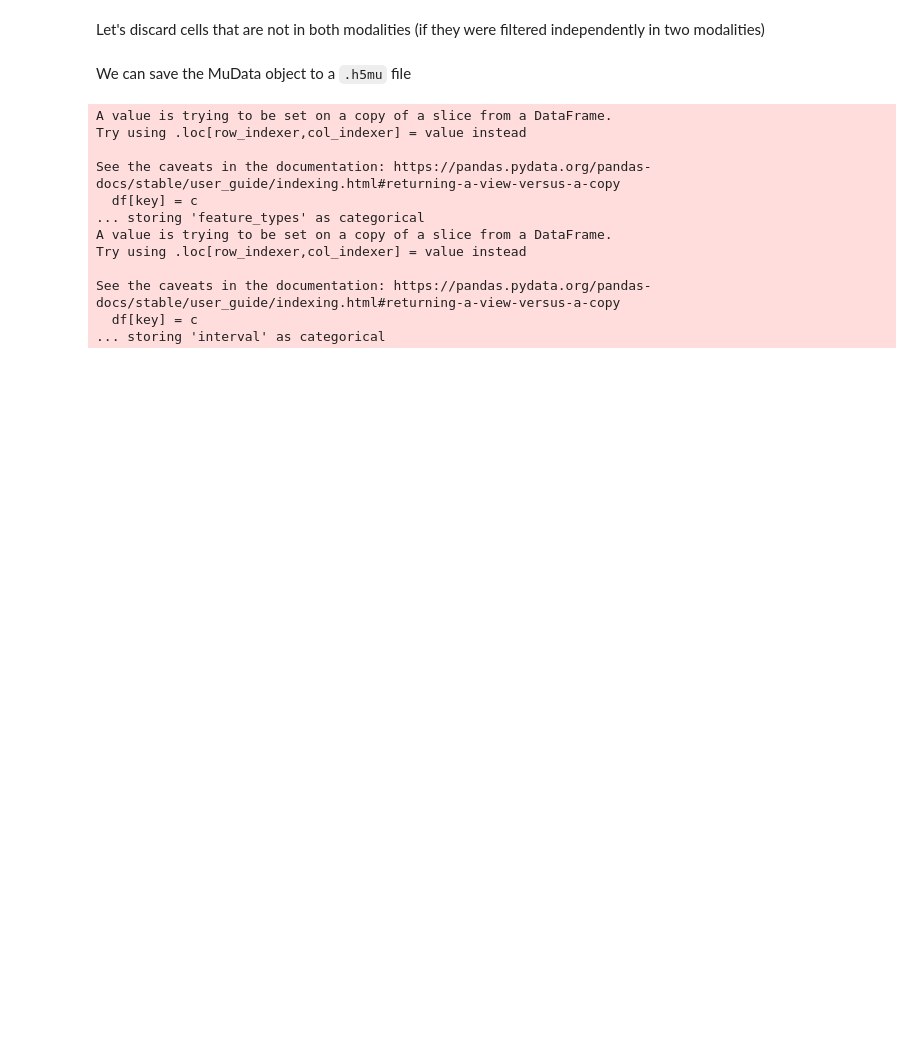
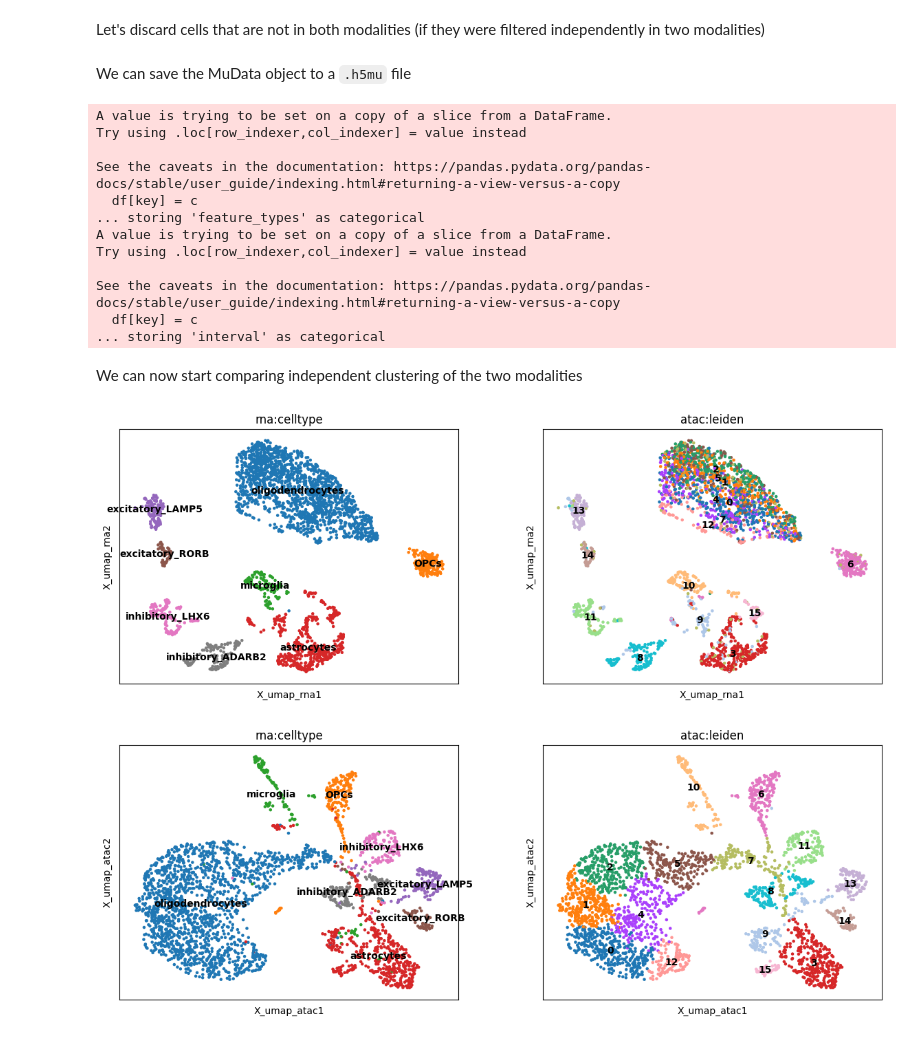
Before and after one commit to emdann/systems-bio-sc-multiomics-2022, a Jupyter notebook: sc_multiomics_tutorial_muon.ipynb, the cells around one changed output. Drawn from its saved outputs; the diff is of its cells as text; code cells hidden in the pictures; blank space fills up the shorter version.

```diff
--- a/sc_multiomics_tutorial_muon.ipynb
+++ b/sc_multiomics_tutorial_muon.ipynb
@@ -489,3 +495,15 @@ Try using .loc[row_indexer,col_indexer] = value instead
 See the caveats in the documentation: https://pandas.pydata.org/pandas-docs/stable/user_guide/indexing.html#returning-a-view-versus-a-copy
   df[key] = c
 ... storing 'interval' as categorical
+# %% [markdown]
+We can now start comparing independent clustering of the two modalities
+# %%
+## Save embeddings from individual modalities in mdata.obsm
+mdata.obsm['X_umap_rna'] = mdata['rna'].obsm['X_umap'].copy()
+mdata.obsm['X_umap_atac'] = mdata['atac'].obsm['X_umap'].copy()
+
+sc.pl.embedding(mdata, basis="X_umap_rna", color=['rna:celltype','atac:leiden'] , legend_loc='on data')
+sc.pl.embedding(mdata, basis="X_umap_atac", color=['rna:celltype','atac:leiden'], legend_loc='on data')
+# %% [output]
+[figure, added]
+[figure, added]
```
Also changed, not shown: parts of 14 cells of this notebook, 1 other file.
